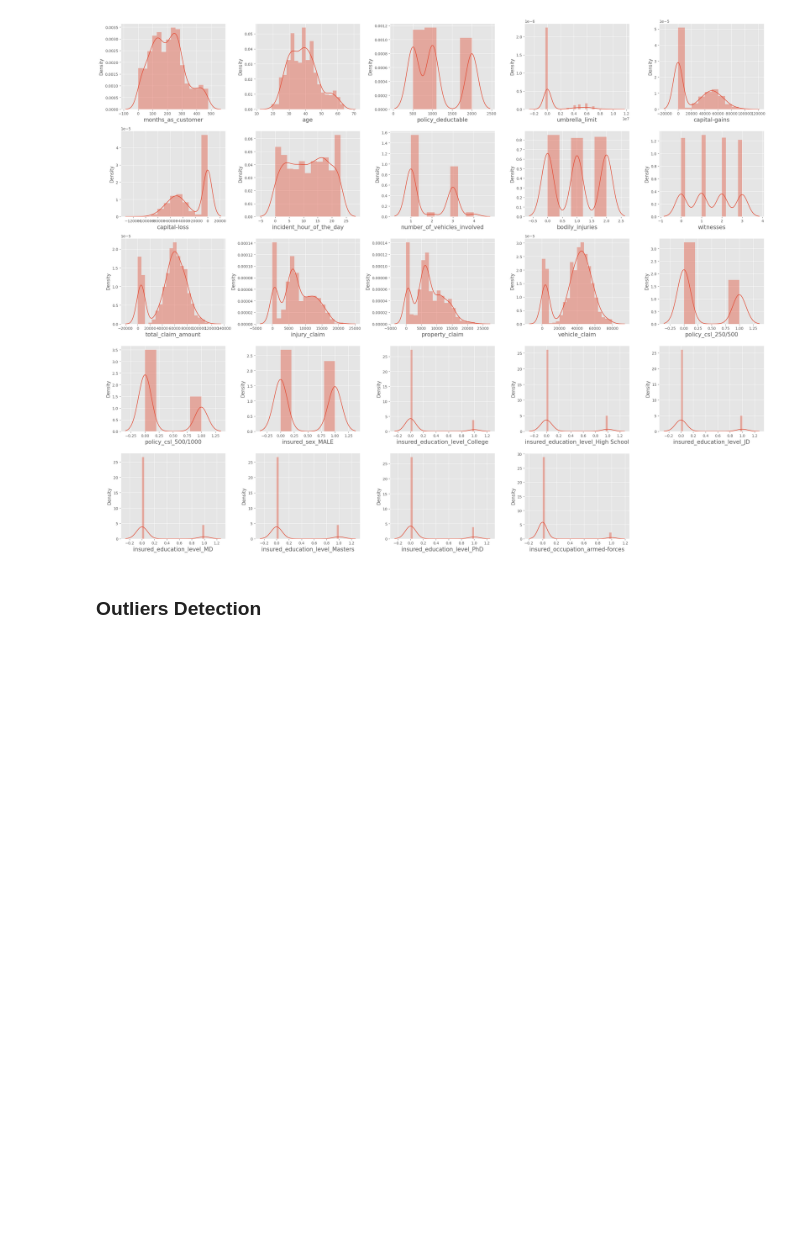
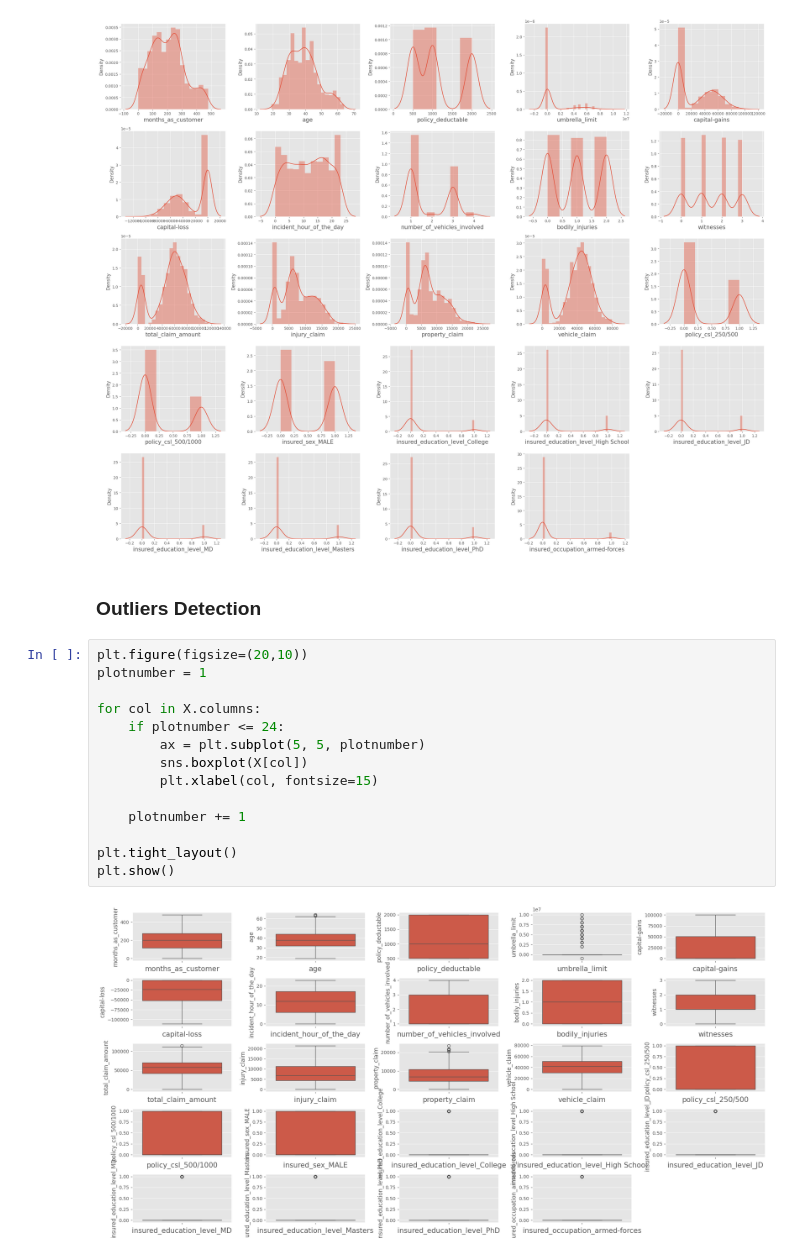
Before and after one commit to igorambrozini/Insurance_fraud_detection_many_classification_models, a Jupyter notebook: notebooks/insurance_fraud_detection.ipynb, the cells around one changed output. Saved outputs shown, nothing was run; the diff lists cells and outputs as text; blank space fills up the shorter version.

Commit message:
fixing outlier detection graph

```diff
--- a/notebooks/insurance_fraud_detection.ipynb
+++ b/notebooks/insurance_fraud_detection.ipynb
@@ -387,3 +387,19 @@ plt.show()
 [figure]
 # %% [markdown]
 ### Outliers Detection
+# %%
+plt.figure(figsize=(20,10))
+plotnumber = 1
+
+for col in X.columns:
+    if plotnumber <= 24:
+        ax = plt.subplot(5, 5, plotnumber)
+        sns.boxplot(X[col])
+        plt.xlabel(col, fontsize=15)
+
+    plotnumber += 1
+
+plt.tight_layout()
+plt.show()
+# %% [output]
+[figure, added]
```
